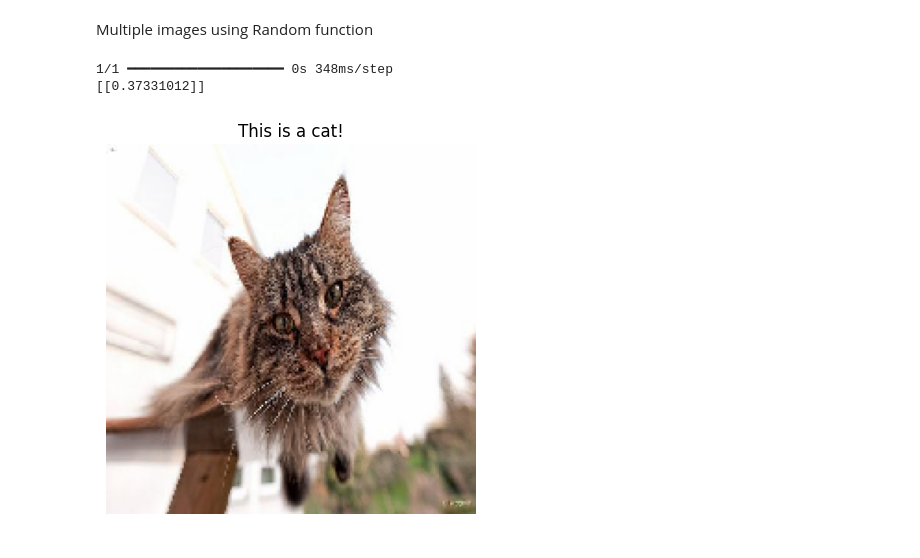
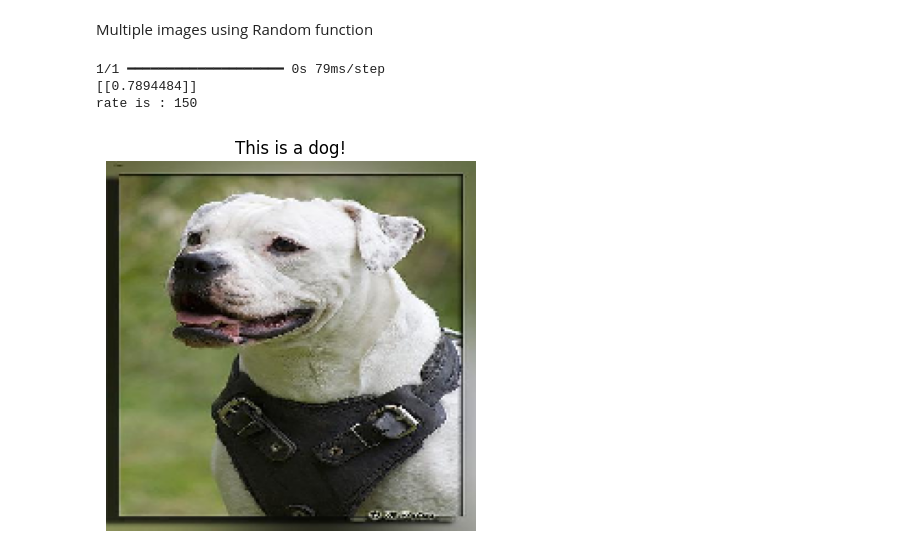
Before and after one commit to trenjoh/Machine-learning--computer-vision-, a Jupyter notebook: image_classifiaction_w_speech(cats_vs_dogs).ipynb, the cells around one changed output. Drawn from its saved outputs; the diff is of its cells as text; code cells hidden in the pictures.

```diff
--- a/image_classifiaction_w_speech(cats_vs_dogs).ipynb
+++ b/image_classifiaction_w_speech(cats_vs_dogs).ipynb
@@ -144,7 +144,7 @@ model.evaluate(validation_dataset)
 Single image
 # %%
 
-image_path = 'train/dog/basset_hound_156_jpg.rf.652ecf6bbe1fdc619fff8f26ef7e73b0.jpg'
+image_path = 'train/dog/beagle_158_jpg.rf.04a46b03d363e469491cc58137f3cc66.jpg'
 img = image.load_img(image_path, target_size=(200, 200))  #resizing
 img_array = image.img_to_array(img)  #numpy array conversion
 img_array = np.expand_dims(img_array, axis=0)  #dimension batch
@@ -154,13 +154,13 @@ prediction = model.predict(img_array)
 print(prediction)
 
 if prediction < 0.5:
-    print('It is a cat!')
+    res = ('It is a cat!')
 else:
-    print('It is a dog!')
+    res = ('It is a dog!')
 
 
 plt.imshow(img)
 plt.axis('off')
-plt.title("classified image")
+plt.title(res)
 plt.show()
 # %% [output]
@@ -174,33 +173,39 @@ Multiple images using Random function
 import pyttsx3
 test_dir = r'C:\Users\John\PycharmProjects\ML\catsdogextract\test'
 images = os.listdir(test_dir)
 random_image = random.choice(images)
 image_path = os.path.join(test_dir, random_image)
 
 img = image.load_img(image_path, target_size=(200, 200))
 img_array = image.img_to_array(img)
 img_array = np.expand_dims(img_array, axis=0)
 img_array /= 255.0
 
 prediction = model.predict(img_array)
 print(prediction)
 
 if prediction < 0.5:
     result ='This is a cat!'
 else:
     result = 'This is a dog!'
 
 engine = pyttsx3.init()
+# Get the current speech rate
+rate = engine.getProperty('rate')
+print(f"rate is : {rate}")
+# Set the speech rate (lower value for slower speech)
+engine.setProperty('rate', rate - 60)
 engine.say(result)
 engine.runAndWait()
 engine.stop()
 
 
 plt.imshow(img)
 plt.axis('off')
 plt.title(result)
 plt.show()
 # %% [output]
-1/1 ━━━━━━━━━━━━━━━━━━━━ 0s 348ms/step
-[[0.37331012]]
+1/1 ━━━━━━━━━━━━━━━━━━━━ 0s 79ms/step
+[[0.7894484]]
+rate is : 150
-[figure, old version]
+[figure, new version]
```
Also changed, not shown: parts of 4 cells of this notebook.
